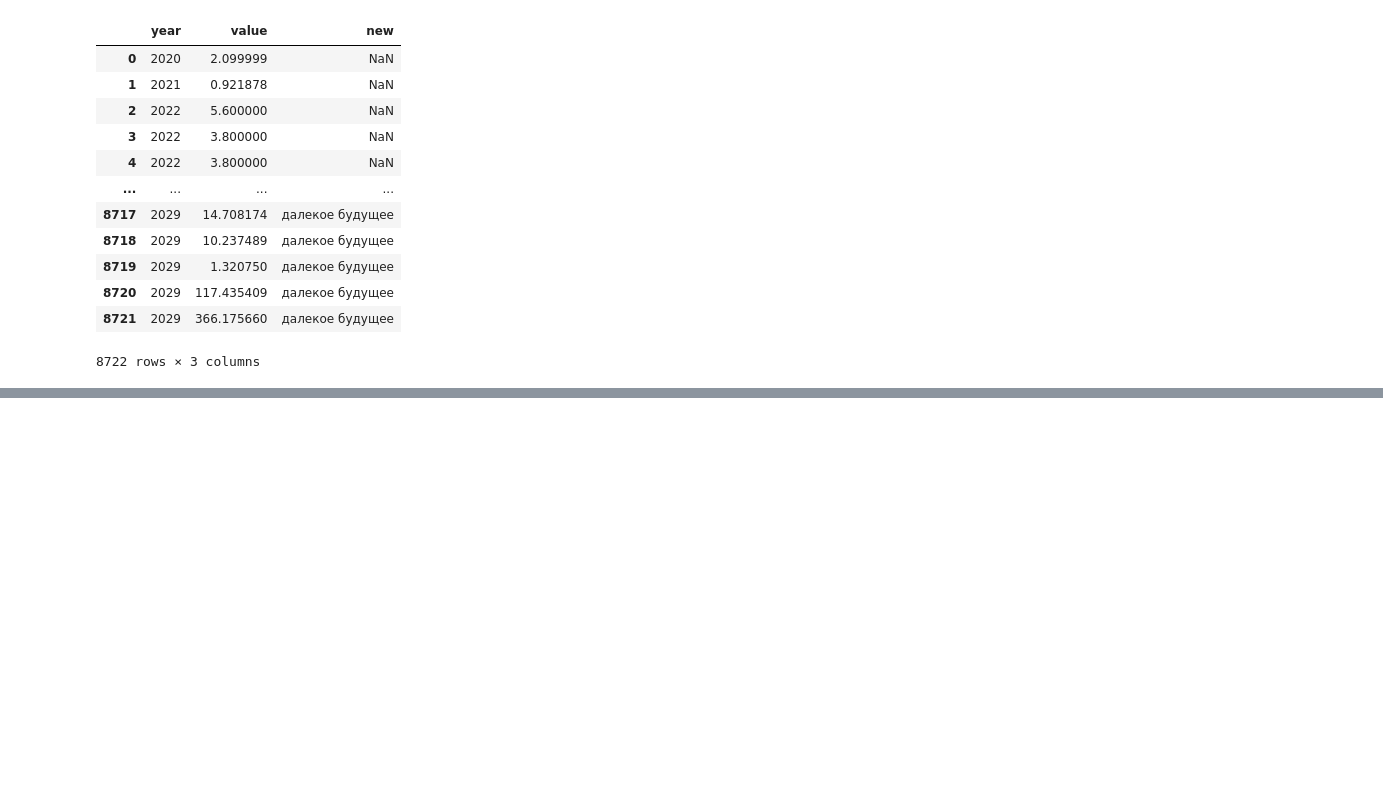
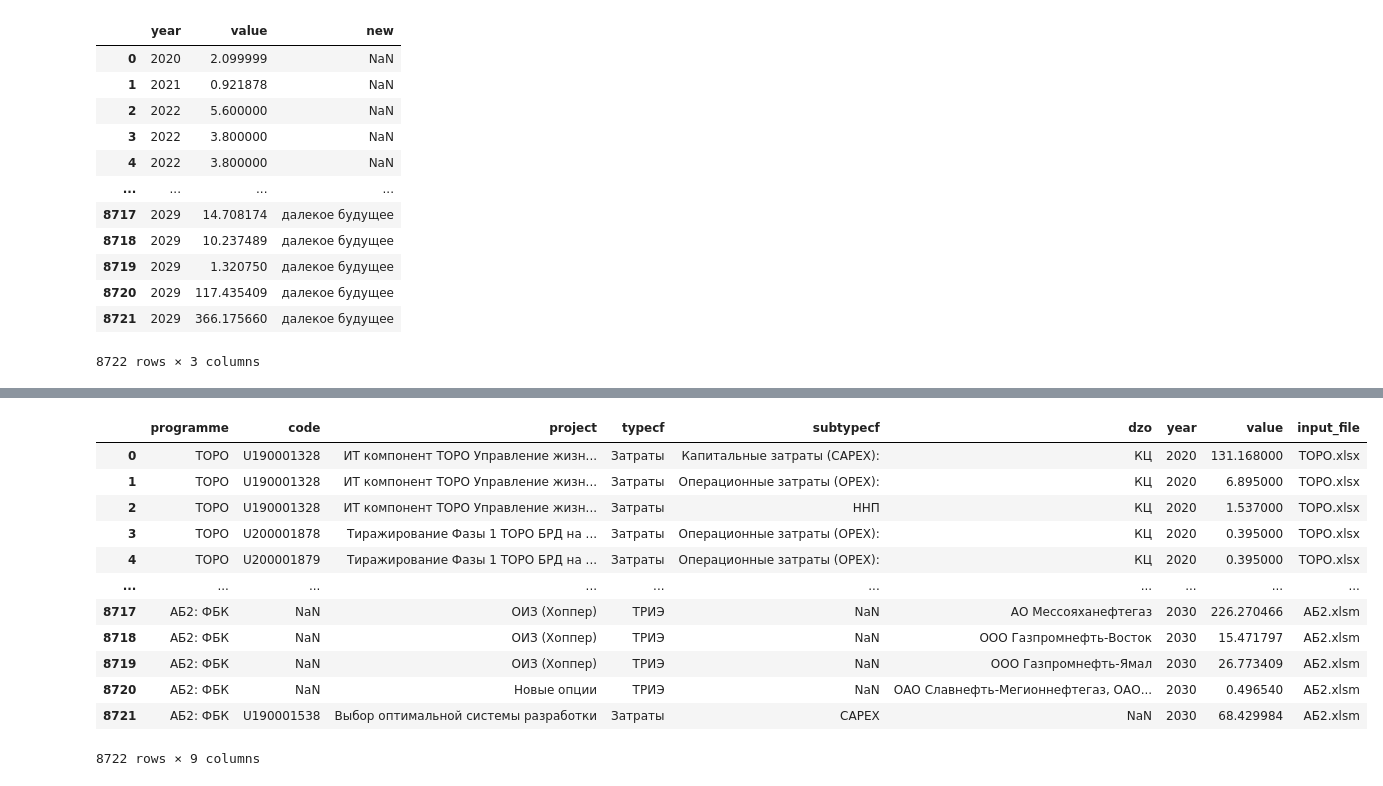
Before and after one commit to zhivvv/dashboard, a Jupyter notebook: notebook.ipynb, the cells around one changed output, grey strips where cells are left out. Drawn from its saved outputs; the diff is of its cells as text; code cells hidden in the pictures; blank space fills up the shorter version.

Commit message:
v3.1 - Full report has been created

```diff
--- a/notebook.ipynb
+++ b/notebook.ipynb
@@ -59,0 +111,2 @@ data_slice
+# %%
+a = Reports(settings.fem_folder_results, settings.mapping_folder_results)
@@ -59,0 +169,3 @@ data_slice
+# %%
+for i in a.fem.columns:
+    print(i)
@@ -59,0 +186,16 @@ data_slice
+# %%
+fem = a.fem.copy()
+mapping = a.mapping.copy()
+
+mapping_column_names = ['query', 'chosen']
+temp_mapping = mapping.loc[mapping['column'] == 'programme',
+                           mapping_column_names].copy()
+# %%
+test_dict = (temp_mapping[mapping_column_names]
+             .set_index(mapping_column_names[0])[mapping_column_names[1]]
+             .to_dict()
+             )
+for i in ['ИМА', 'ТОРО', 'ИРиОС', 'Экосистема ', 'УПРАВЛЕНИЕ ВЗАИМООТНОШЕНИЯМИ  С ПОДРЯДЧИКАМИ БРД']:
+    test_dict.pop(i)
+
+test_dict
@@ -59,0 +218,17 @@ data_slice
+# %%
+fem['programme'] = fem['programme'].map(test_dict).fillna(fem['programme'])
+fem
+# %% [output]
+|  | programme | code | project | typecf | subtypecf | dzo | year | value | input_file |
+| 0 | ТОРО | U190001328 | ИТ компонент ТОРО Управление жизн... | Затраты | Капитальные затраты (CAPEX): | КЦ | 2020 | 131.168000 | ТОРО.xlsx |
+| 1 | ТОРО | U190001328 | ИТ компонент ТОРО Управление жизн... | Затраты | Операционные затраты (OPEX): | КЦ | 2020 | 6.895000 | ТОРО.xlsx |
+| 2 | ТОРО | U190001328 | ИТ компонент ТОРО Управление жизн... | Затраты | ННП | КЦ | 2020 | 1.537000 | ТОРО.xlsx |
+| 3 | ТОРО | U200001878 | Тиражирование Фазы 1 ТОРО БРД на ... | Затраты | Операционные затраты (OPEX): | КЦ | 2020 | 0.395000 | ТОРО.xlsx |
+| 4 | ТОРО | U200001879 | Тиражирование Фазы 1 ТОРО БРД на ... | Затраты | Операционные затраты (OPEX): | КЦ | 2020 | 0.395000 | ТОРО.xlsx |
+| ... | ... | ... | ... | ... | ... | ... | ... | ... | ... |
+| 8717 | АБ2: ФБК | NaN | ОИЗ (Хоппер) | ТРИЭ | NaN | АО Мессояханефтегаз | 2030 | 226.270466 | АБ2.xlsm |
+| 8718 | АБ2: ФБК | NaN | ОИЗ (Хоппер) | ТРИЭ | NaN | ООО Газпромнефть-Восток | 2030 | 15.471797 | АБ2.xlsm |
+| 8719 | АБ2: ФБК | NaN | ОИЗ (Хоппер) | ТРИЭ | NaN | ООО Газпромнефть-Ямал | 2030 | 26.773409 | АБ2.xlsm |
+| 8720 | АБ2: ФБК | NaN | Новые опции | ТРИЭ | NaN | ОАО Славнефть-Мегионнефтегаз, ОАО... | 2030 | 0.496540 | АБ2.xlsm |
+| 8721 | АБ2: ФБК | U190001538 | Выбор оптимальной системы разработки | Затраты | CAPEX | NaN | 2030 | 68.429984 | АБ2.xlsm |
+8722 rows × 9 columns
```
Also changed, not shown: parts of 10 cells of this notebook, 6 other files.
